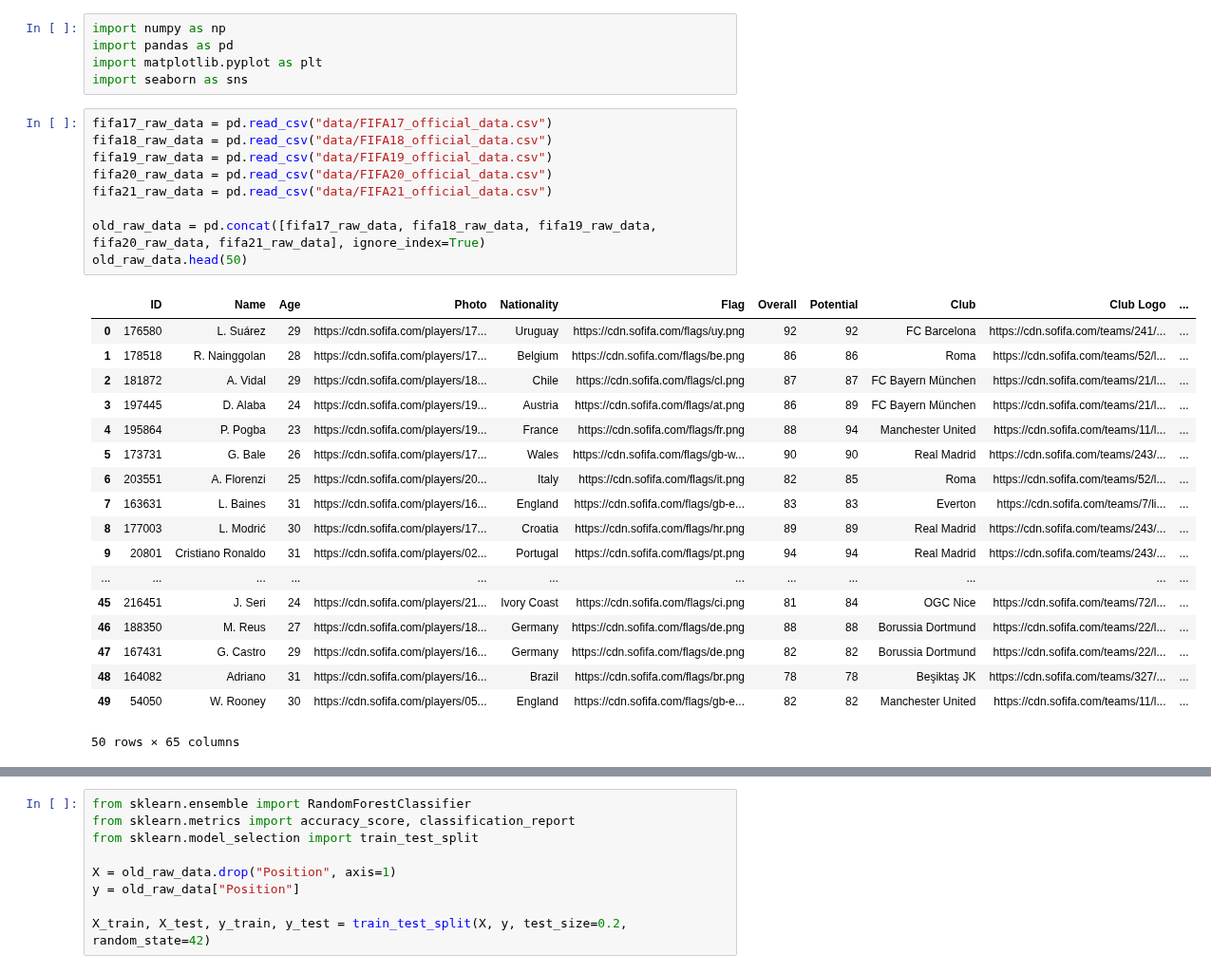
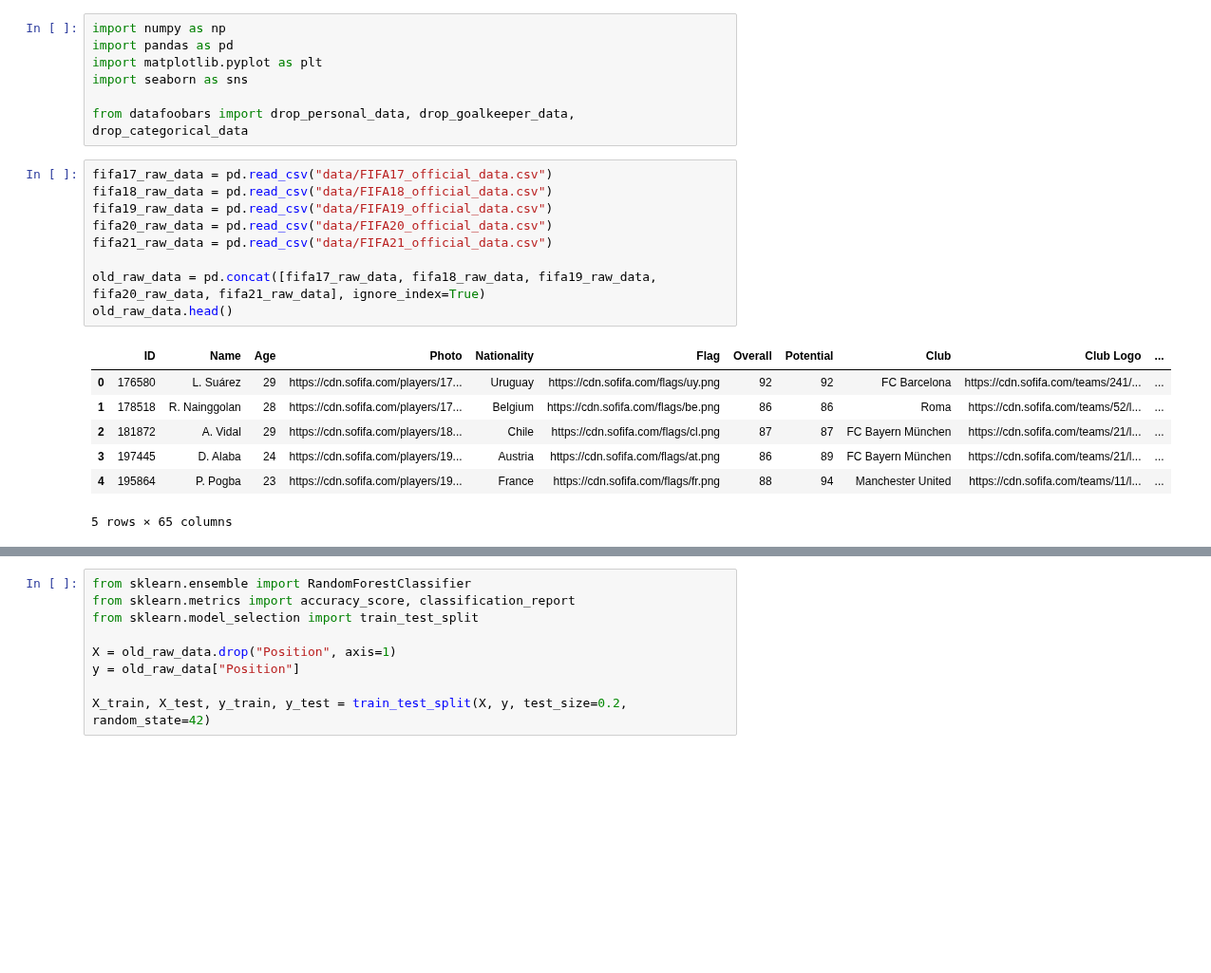
Before and after one commit to zurfil/DataSciencePortfolio, a Jupyter notebook: FIFA/position_pred.ipynb, the cells around one changed output, grey strips where cells are left out. Shown at 95% size. Drawn from its saved outputs; the diff is of its cells as text; blank space fills up the shorter version.

```diff
--- a/FIFA/position_pred.ipynb
+++ b/FIFA/position_pred.ipynb
@@ -3,34 +3,25 @@ import numpy as np
 import pandas as pd
 import matplotlib.pyplot as plt
 import seaborn as sns
+
+from datafoobars import drop_personal_data, drop_goalkeeper_data, drop_categorical_data
 # %%
 fifa17_raw_data = pd.read_csv("data/FIFA17_official_data.csv")
 fifa18_raw_data = pd.read_csv("data/FIFA18_official_data.csv")
 fifa19_raw_data = pd.read_csv("data/FIFA19_official_data.csv")
 fifa20_raw_data = pd.read_csv("data/FIFA20_official_data.csv")
 fifa21_raw_data = pd.read_csv("data/FIFA21_official_data.csv")
 
 old_raw_data = pd.concat([fifa17_raw_data, fifa18_raw_data, fifa19_raw_data, fifa20_raw_data, fifa21_raw_data], ignore_index=True)
-old_raw_data.head(50)
+old_raw_data.head()
 # %% [output]
 |  | ID | Name | Age | Photo | Nationality | Flag | Overall | Potential | Club | Club Logo | ... |
 | 0 | 176580 | L. Suárez | 29 | https://cdn.sofifa.com/players/17... | Uruguay | https://cdn.sofifa.com/flags/uy.png | 92 | 92 | FC Barcelona | https://cdn.sofifa.com/teams/241/... | ... |
 | 1 | 178518 | R. Nainggolan | 28 | https://cdn.sofifa.com/players/17... | Belgium | https://cdn.sofifa.com/flags/be.png | 86 | 86 | Roma | https://cdn.sofifa.com/teams/52/l... | ... |
 | 2 | 181872 | A. Vidal | 29 | https://cdn.sofifa.com/players/18... | Chile | https://cdn.sofifa.com/flags/cl.png | 87 | 87 | FC Bayern München | https://cdn.sofifa.com/teams/21/l... | ... |
 | 3 | 197445 | D. Alaba | 24 | https://cdn.sofifa.com/players/19... | Austria | https://cdn.sofifa.com/flags/at.png | 86 | 89 | FC Bayern München | https://cdn.sofifa.com/teams/21/l... | ... |
 | 4 | 195864 | P. Pogba | 23 | https://cdn.sofifa.com/players/19... | France | https://cdn.sofifa.com/flags/fr.png | 88 | 94 | Manchester United | https://cdn.sofifa.com/teams/11/l... | ... |
-| 5 | 173731 | G. Bale | 26 | https://cdn.sofifa.com/players/17... | Wales | https://cdn.sofifa.com/flags/gb-w... | 90 | 90 | Real Madrid | https://cdn.sofifa.com/teams/243/... | ... |
-| 6 | 203551 | A. Florenzi | 25 | https://cdn.sofifa.com/players/20... | Italy | https://cdn.sofifa.com/flags/it.png | 82 | 85 | Roma | https://cdn.sofifa.com/teams/52/l... | ... |
-| 7 | 163631 | L. Baines | 31 | https://cdn.sofifa.com/players/16... | England | https://cdn.sofifa.com/flags/gb-e... | 83 | 83 | Everton | https://cdn.sofifa.com/teams/7/li... | ... |
-| 8 | 177003 | L. Modrić | 30 | https://cdn.sofifa.com/players/17... | Croatia | https://cdn.sofifa.com/flags/hr.png | 89 | 89 | Real Madrid | https://cdn.sofifa.com/teams/243/... | ... |
-| 9 | 20801 | Cristiano Ronaldo | 31 | https://cdn.sofifa.com/players/02... | Portugal | https://cdn.sofifa.com/flags/pt.png | 94 | 94 | Real Madrid | https://cdn.sofifa.com/teams/243/... | ... |
-| ... | ... | ... | ... | ... | ... | ... | ... | ... | ... | ... | ... |
-| 45 | 216451 | J. Seri | 24 | https://cdn.sofifa.com/players/21... | Ivory Coast | https://cdn.sofifa.com/flags/ci.png | 81 | 84 | OGC Nice | https://cdn.sofifa.com/teams/72/l... | ... |
-| 46 | 188350 | M. Reus | 27 | https://cdn.sofifa.com/players/18... | Germany | https://cdn.sofifa.com/flags/de.png | 88 | 88 | Borussia Dortmund | https://cdn.sofifa.com/teams/22/l... | ... |
-| 47 | 167431 | G. Castro | 29 | https://cdn.sofifa.com/players/16... | Germany | https://cdn.sofifa.com/flags/de.png | 82 | 82 | Borussia Dortmund | https://cdn.sofifa.com/teams/22/l... | ... |
-| 48 | 164082 | Adriano | 31 | https://cdn.sofifa.com/players/16... | Brazil | https://cdn.sofifa.com/flags/br.png | 78 | 78 | Beşiktaş JK | https://cdn.sofifa.com/teams/327/... | ... |
-| 49 | 54050 | W. Rooney | 30 | https://cdn.sofifa.com/players/05... | England | https://cdn.sofifa.com/flags/gb-e... | 82 | 82 | Manchester United | https://cdn.sofifa.com/teams/11/l... | ... |
-50 rows × 65 columns
+5 rows × 65 columns
 # %%
 old_raw_data["Position"] = old_raw_data["Position"].str.extract(r'>\s*([^<]+)')
 
```
Also changed, not shown: parts of 3 cells of this notebook, 2 other files.
